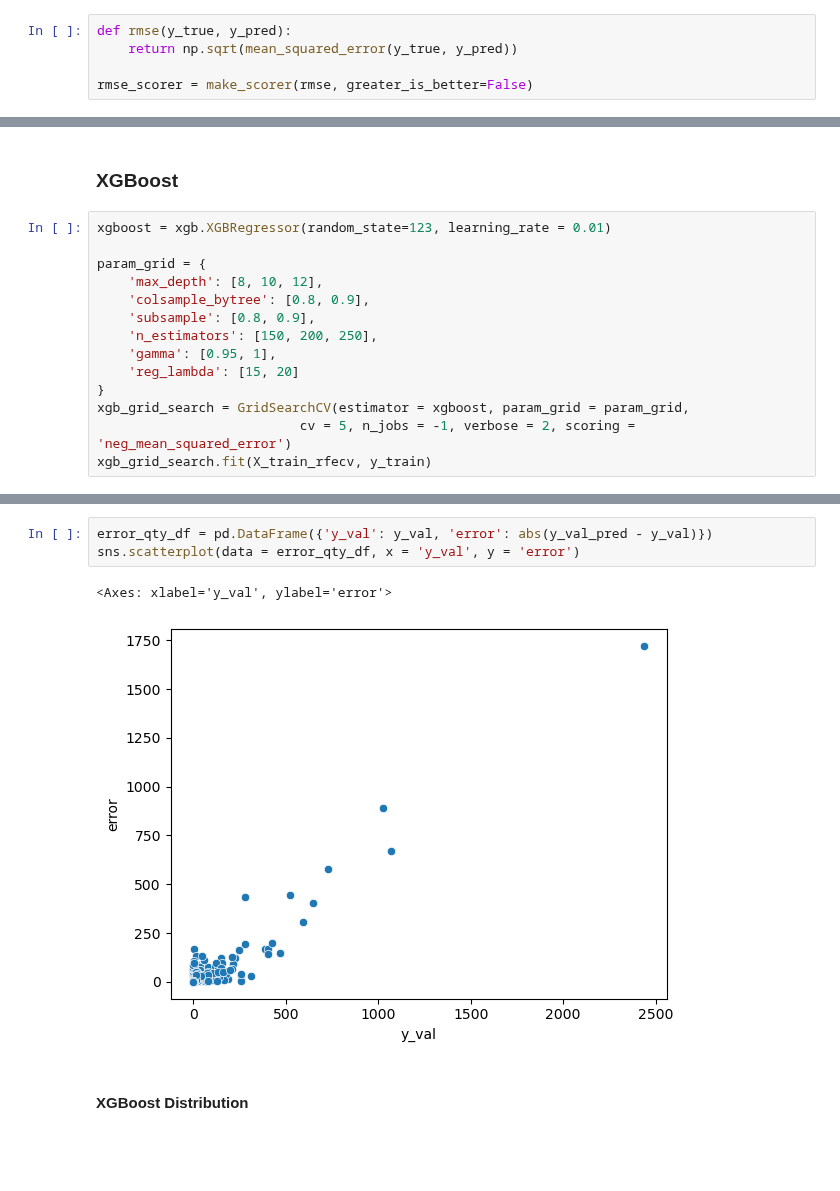
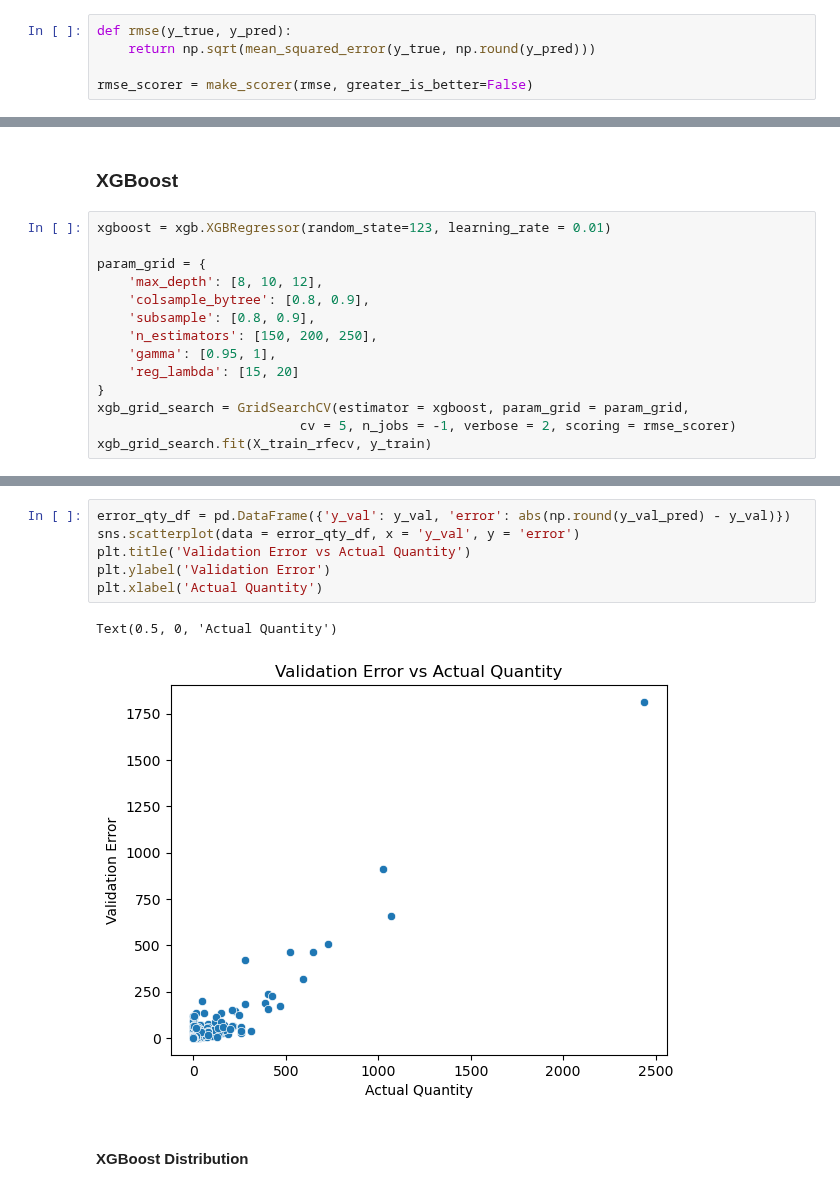
Before and after one commit to woobrandon/DSA3101-Potato-Wedges, a Jupyter notebook: SubgroupB/DemandForecasting.ipynb, the cells around one changed output, grey strips where cells are left out. Cells and saved outputs as stored; diff of their text form; blank space fills up the shorter version.

Commit message:
Edit DemandForecasting.ipynb rounding error and add forecast predictions

```diff
--- a/SubgroupB/DemandForecasting.ipynb
+++ b/SubgroupB/DemandForecasting.ipynb
@@ -524,7 +524,7 @@ y_val = val_df['present_total_qty']
 #### RFECV
 # %%
 def rmse(y_true, y_pred):
-    return np.sqrt(mean_squared_error(y_true, y_pred))
+    return np.sqrt(mean_squared_error(y_true, np.round(y_pred)))
 
 rmse_scorer = make_scorer(rmse, greater_is_better=False)
 # %%
@@ -608,6 +615,6 @@ param_grid = {
     'reg_lambda': [15, 20]
 }
 xgb_grid_search = GridSearchCV(estimator = xgboost, param_grid = param_grid,
-                          cv = 5, n_jobs = -1, verbose = 2, scoring = 'neg_mean_squared_error')
+                          cv = 5, n_jobs = -1, verbose = 2, scoring = rmse_scorer)
 xgb_grid_search.fit(X_train_rfecv, y_train)
 # %%
@@ -662,9 +660,12 @@ Text(0.5, 0, 'Validation error')
 # %%
-error_qty_df = pd.DataFrame({'y_val': y_val, 'error': abs(y_val_pred - y_val)})
+error_qty_df = pd.DataFrame({'y_val': y_val, 'error': abs(np.round(y_val_pred) - y_val)})
 sns.scatterplot(data = error_qty_df, x = 'y_val', y = 'error')
+plt.title('Validation Error vs Actual Quantity')
+plt.ylabel('Validation Error')
+plt.xlabel('Actual Quantity')
 # %% [output]
-<Axes: xlabel='y_val', ylabel='error'>
+Text(0.5, 0, 'Actual Quantity')
-[figure, old version]
+[figure, new version]
 # %% [markdown]
 #### XGBoost Distribution
 # %% [markdown]
```
Also changed, not shown: parts of 17 cells of this notebook, 1 other file.
